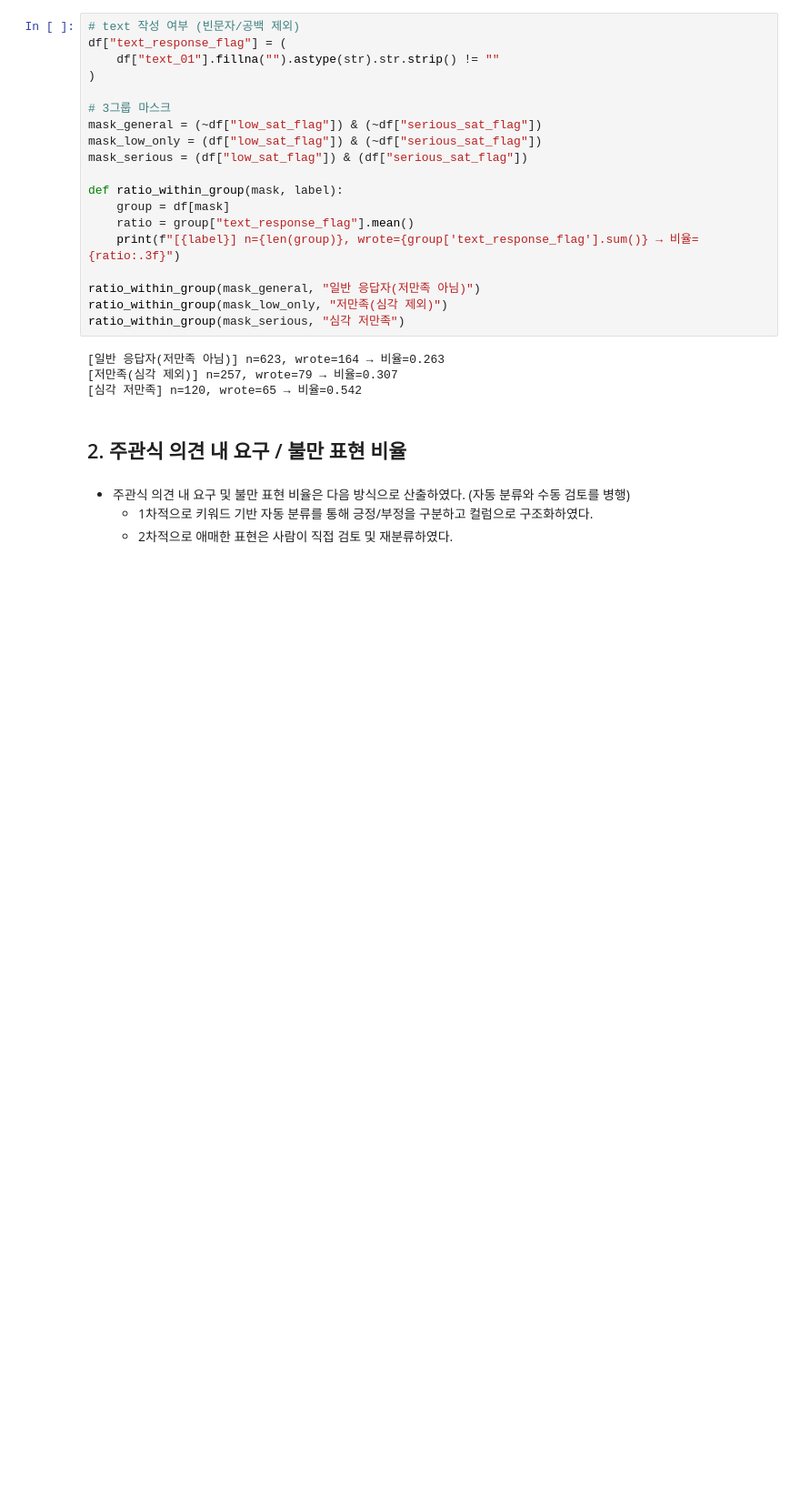
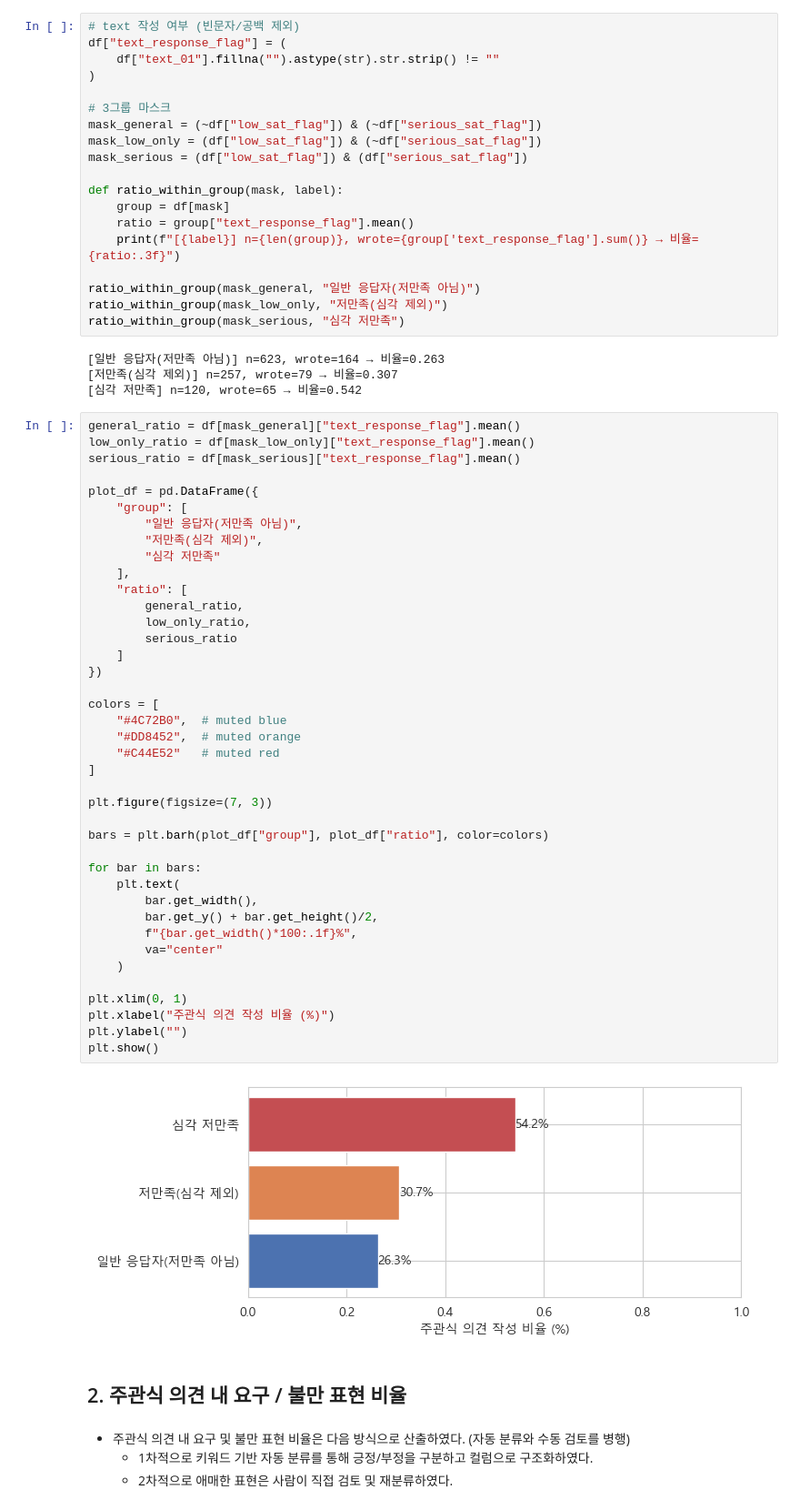
Before and after one commit to devellybutton/Education-Data-Analysis, a Jupyter notebook: 01-training-center-survey-analysis/notebooks/04_hypothesis_03.ipynb, the cells around one changed output. Shown at 91% size. Cells and saved outputs as stored; diff of their text form; blank space fills up the shorter version.

```diff
--- a/01-training-center-survey-analysis/notebooks/04_hypothesis_03.ipynb
+++ b/01-training-center-survey-analysis/notebooks/04_hypothesis_03.ipynb
@@ -62,6 +62,48 @@ ratio_within_group(mask_serious, "심각 저만족")
 [일반 응답자(저만족 아님)] n=623, wrote=164 → 비율=0.263
 [저만족(심각 제외)] n=257, wrote=79 → 비율=0.307
 [심각 저만족] n=120, wrote=65 → 비율=0.542
+# %%
+general_ratio = df[mask_general]["text_response_flag"].mean()
+low_only_ratio = df[mask_low_only]["text_response_flag"].mean()
+serious_ratio = df[mask_serious]["text_response_flag"].mean()
+
+plot_df = pd.DataFrame({
+    "group": [
+        "일반 응답자(저만족 아님)",
+        "저만족(심각 제외)",
+        "심각 저만족"
+    ],
+    "ratio": [
+        general_ratio,
+        low_only_ratio,
+        serious_ratio
+    ]
+})
+
+colors = [
+    "#4C72B0",  # muted blue
+    "#DD8452",  # muted orange
+    "#C44E52"   # muted red
+]
+
+plt.figure(figsize=(7, 3))
+
+bars = plt.barh(plot_df["group"], plot_df["ratio"], color=colors)
+
+for bar in bars:
+    plt.text(
+        bar.get_width(),
+        bar.get_y() + bar.get_height()/2,
+        f"{bar.get_width()*100:.1f}%",
+        va="center"
+    )
+
+plt.xlim(0, 1)
+plt.xlabel("주관식 의견 작성 비율 (%)")
+plt.ylabel("")
+plt.show()
+# %% [output]
+[figure, added]
 # %% [markdown]
 ## 2. 주관식 의견 내 요구 / 불만 표현 비율
 # %% [markdown]
```
Also changed, not shown: 2 other files.
